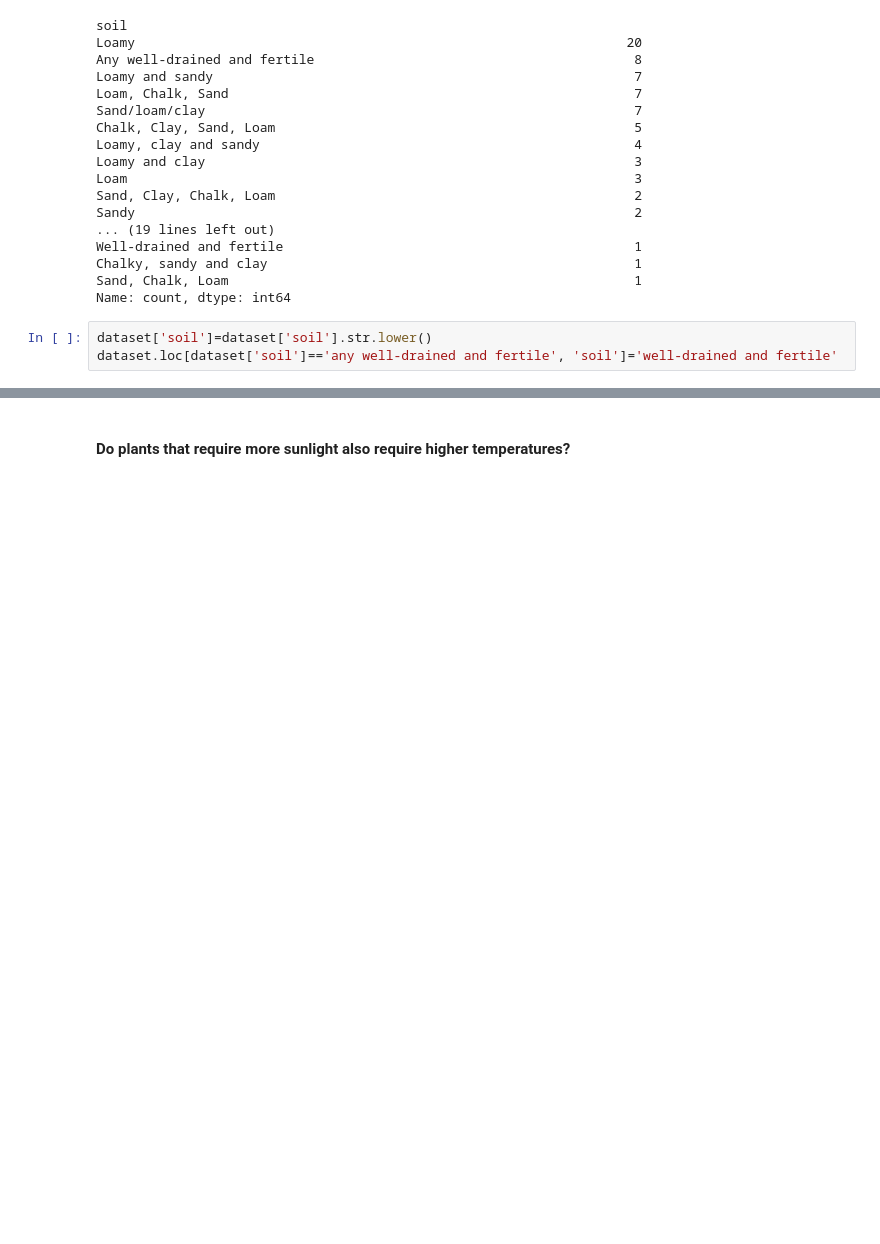
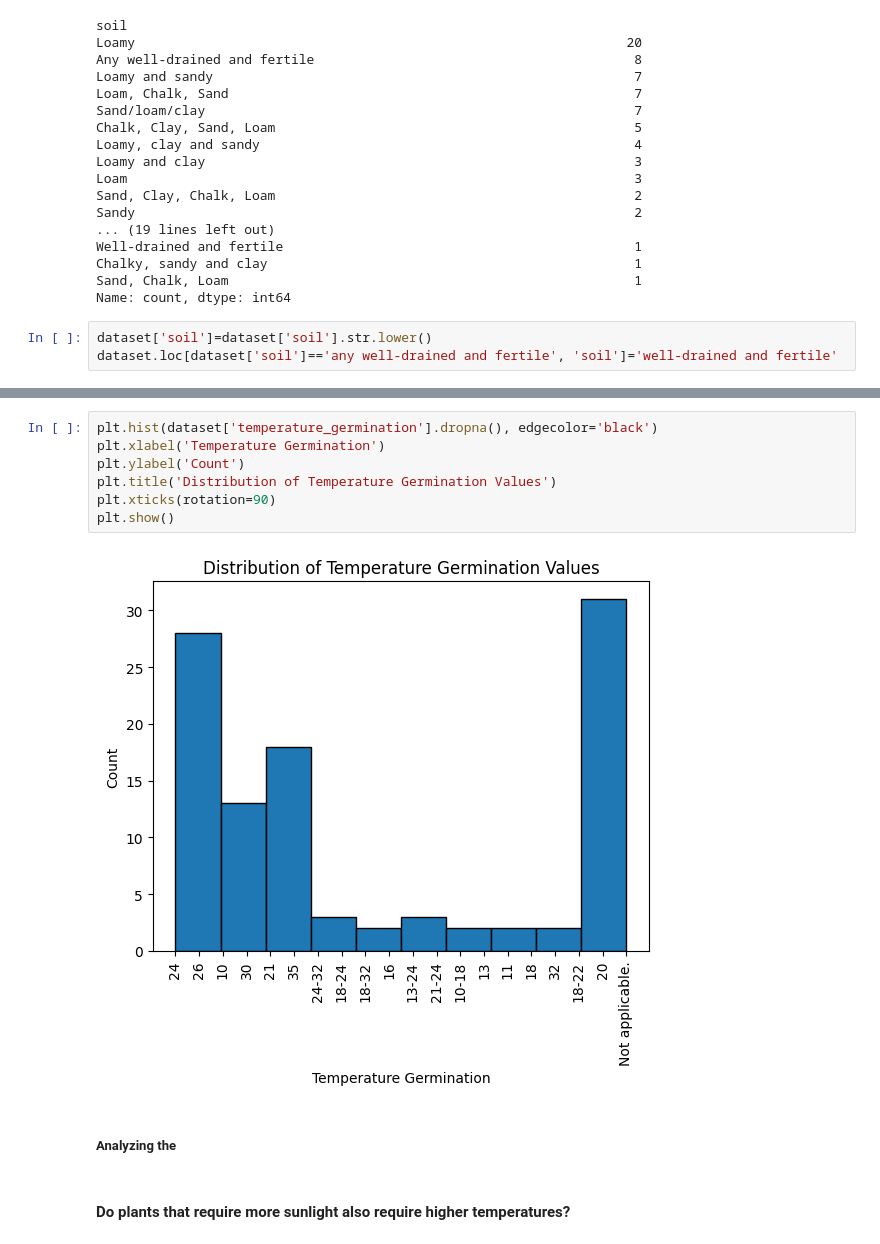
Before and after one commit to aaditbaldha2002/TidyTuesday_challenges, a Jupyter notebook: 2026/2026-02-03/eda.ipynb, the cells around one changed output, grey strips where cells are left out. Saved outputs shown, nothing was run; the diff lists cells and outputs as text; blank space fills up the shorter version.

```diff
--- a/2026/2026-02-03/eda.ipynb
+++ b/2026/2026-02-03/eda.ipynb
@@ -291,3 +380,14 @@ dataset.loc[dataset['soil']=='any well-drained and fertile', 'soil']='well-drain
+# %%
+plt.hist(dataset['temperature_germination'].dropna(), edgecolor='black')
+plt.xlabel('Temperature Germination')
+plt.ylabel('Count')
+plt.title('Distribution of Temperature Germination Values')
+plt.xticks(rotation=90)
+plt.show()
+# %% [output]
+[figure, added]
+# %% [markdown]
+##### Analyzing the
 # %% [markdown]
 #### Do plants that require more sunlight also require higher temperatures?
 # %% [markdown]
```
Also changed, not shown: parts of 11 cells of this notebook.
